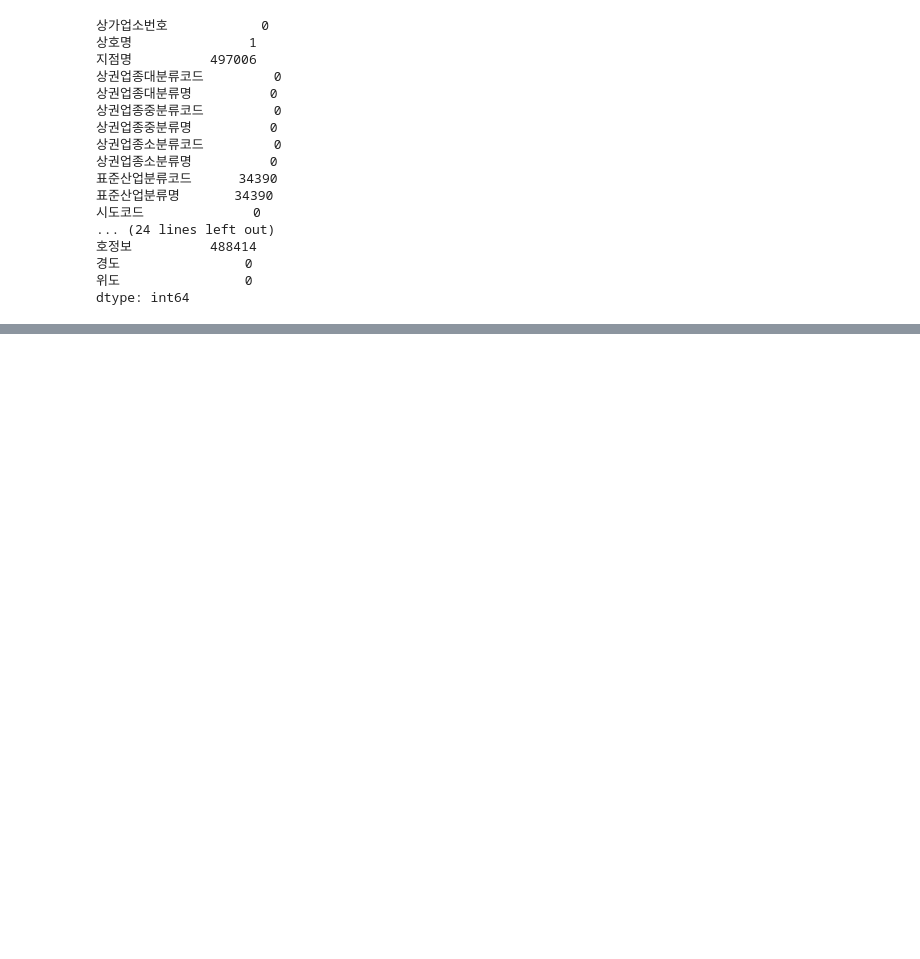
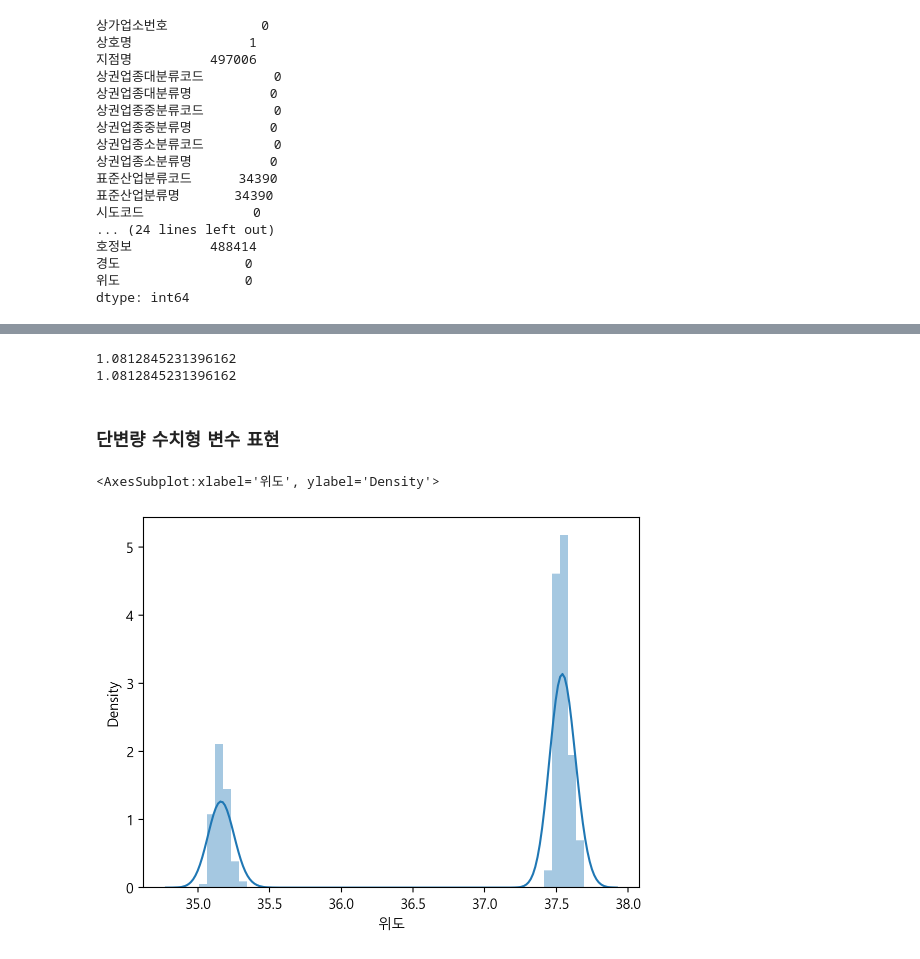
Before and after one commit to Junohera/PythonBasic2021, a Jupyter notebook: 02_DataAnalysis/13_Merchant.ipynb, the cells around one changed output, grey strips where cells are left out. Drawn from its saved outputs; the diff is of its cells as text; code cells hidden in the pictures; blank space fills up the shorter version.

```diff
--- a/02_DataAnalysis/13_Merchant.ipynb
+++ b/02_DataAnalysis/13_Merchant.ipynb
@@ -68,0 +122,5 @@ dtype: int64
+# %%
+# df를 대상으로 not_use_col에 담긴 컬럼명들로 컬럼을 제거
+print(df.shape)
+df = df.drop(not_use_col, axis=1)
+print(df.shape)
@@ -68,0 +135,4 @@ dtype: int64
+# %%
+# 컬럼이름 추출
+cols = df.columns
+print(cols, type(cols))
@@ -68,0 +146,4 @@ dtype: int64
+# %%
+# 컬럼명에 '코드', '번호'가 포함된 코드들을 cols_code변수에 담습니다.
+cols_code = cols[cols.str.contains("코드|번호")]
+cols_code
@@ -68,0 +155,6 @@ dtype: int64
+# %%
+# "코드", "번호"가 들어가는 컬럼명만 drop으로 제거합니다ㅣ.
+# 제거 전 후에 shape을 통해 확인합니다.
+print(df.shape)
+df = df.drop(cols_code, axis=1)
+print(df.shape)
@@ -68,0 +345,9 @@ dtype: int64
+# %%
+import numpy as np
+print(np.sqrt(df["위도"].var()))
+print(df["위도"].std())
+# %% [output]
+1.0812845231396162
+1.0812845231396162
+# %% [markdown]
+### 단변량 수치형 변수 표현
@@ -68,0 +357,7 @@ dtype: int64
+# %%
+# 위도
+# distplot : hist 차트, kde 차트(변화량 곡선)을 한곳에 표현
+sns.distplot(df["위도"])
+# %% [output]
+<AxesSubplot:xlabel='위도', ylabel='Density'>
+[figure, added]
```
Also changed, not shown: parts of 55 cells of this notebook, 2 other files.
